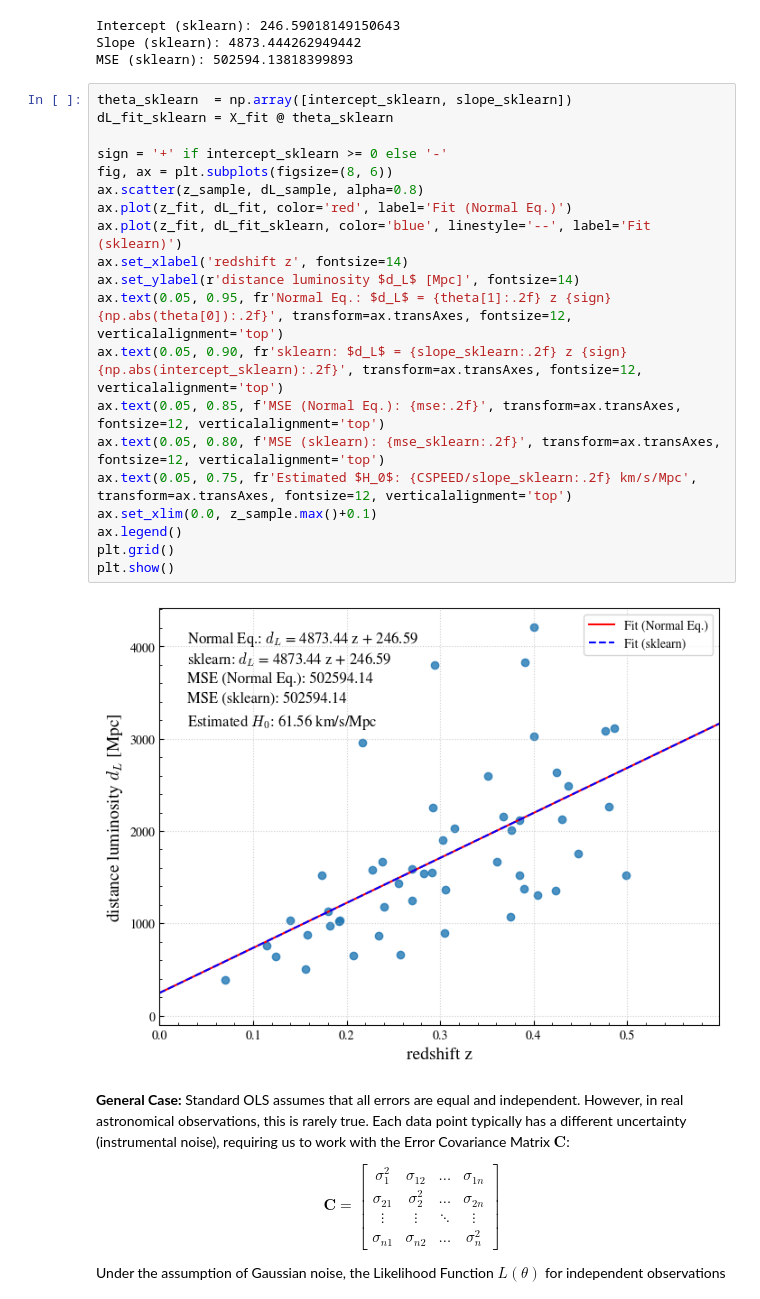
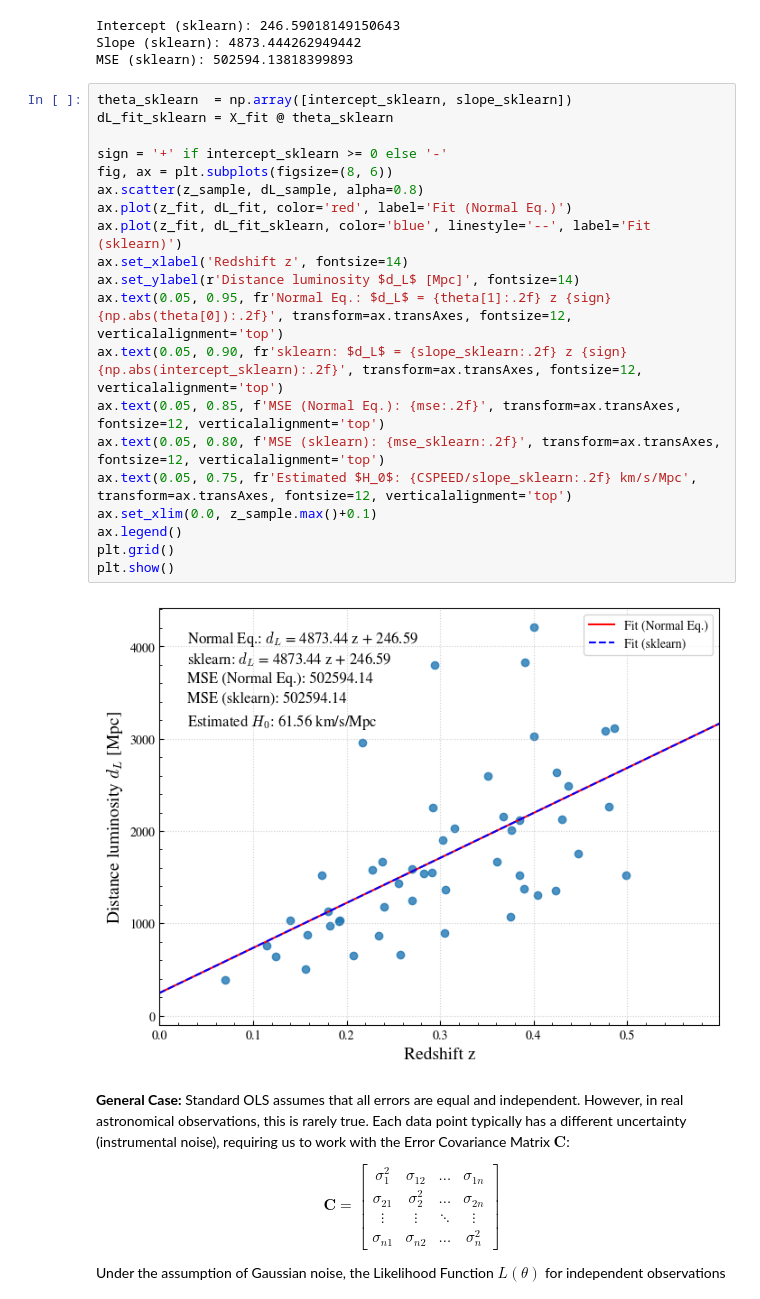
Before and after one commit to jurados/AS4501_Astroinformatic, a Jupyter notebook: Auxiliar/AUX1_LinearRegression.ipynb, the cells around one changed output. Cells and saved outputs as stored; diff of their text form.

```diff
--- a/Auxiliar/AUX1_LinearRegression.ipynb
+++ b/Auxiliar/AUX1_LinearRegression.ipynb
@@ -240,25 +256,25 @@ MSE (sklearn): 502594.13818399893
 # %%
 theta_sklearn  = np.array([intercept_sklearn, slope_sklearn])
 dL_fit_sklearn = X_fit @ theta_sklearn
 
 sign = '+' if intercept_sklearn >= 0 else '-'
 fig, ax = plt.subplots(figsize=(8, 6))
 ax.scatter(z_sample, dL_sample, alpha=0.8)
 ax.plot(z_fit, dL_fit, color='red', label='Fit (Normal Eq.)')
 ax.plot(z_fit, dL_fit_sklearn, color='blue', linestyle='--', label='Fit (sklearn)')
-ax.set_xlabel('redshift z', fontsize=14)
-ax.set_ylabel(r'distance luminosity $d_L$ [Mpc]', fontsize=14)
+ax.set_xlabel('Redshift z', fontsize=14)
+ax.set_ylabel(r'Distance luminosity $d_L$ [Mpc]', fontsize=14)
 ax.text(0.05, 0.95, fr'Normal Eq.: $d_L$ = {theta[1]:.2f} z {sign} {np.abs(theta[0]):.2f}', transform=ax.transAxes, fontsize=12, verticalalignment='top')
 ax.text(0.05, 0.90, fr'sklearn: $d_L$ = {slope_sklearn:.2f} z {sign} {np.abs(intercept_sklearn):.2f}', transform=ax.transAxes, fontsize=12, verticalalignment='top')
 ax.text(0.05, 0.85, f'MSE (Normal Eq.): {mse:.2f}', transform=ax.transAxes, fontsize=12, verticalalignment='top')
 ax.text(0.05, 0.80, f'MSE (sklearn): {mse_sklearn:.2f}', transform=ax.transAxes, fontsize=12, verticalalignment='top')
 ax.text(0.05, 0.75, fr'Estimated $H_0$: {CSPEED/slope_sklearn:.2f} km/s/Mpc', transform=ax.transAxes, fontsize=12, verticalalignment='top')
 ax.set_xlim(0.0, z_sample.max()+0.1)
 ax.legend()
 plt.grid()
 plt.show()
 # %% [output]
-[figure, old version]
+[figure, new version]
 # %% [markdown]
 **General Case:** Standard OLS assumes that all errors are equal and independent. However, in real astronomical observations, this is rarely true. Each data point typically has a different uncertainty (instrumental noise), requiring us to work with the Error Covariance Matrix $\mathbf{C}$:
 
```
Also changed, not shown: parts of 8 cells of this notebook.
